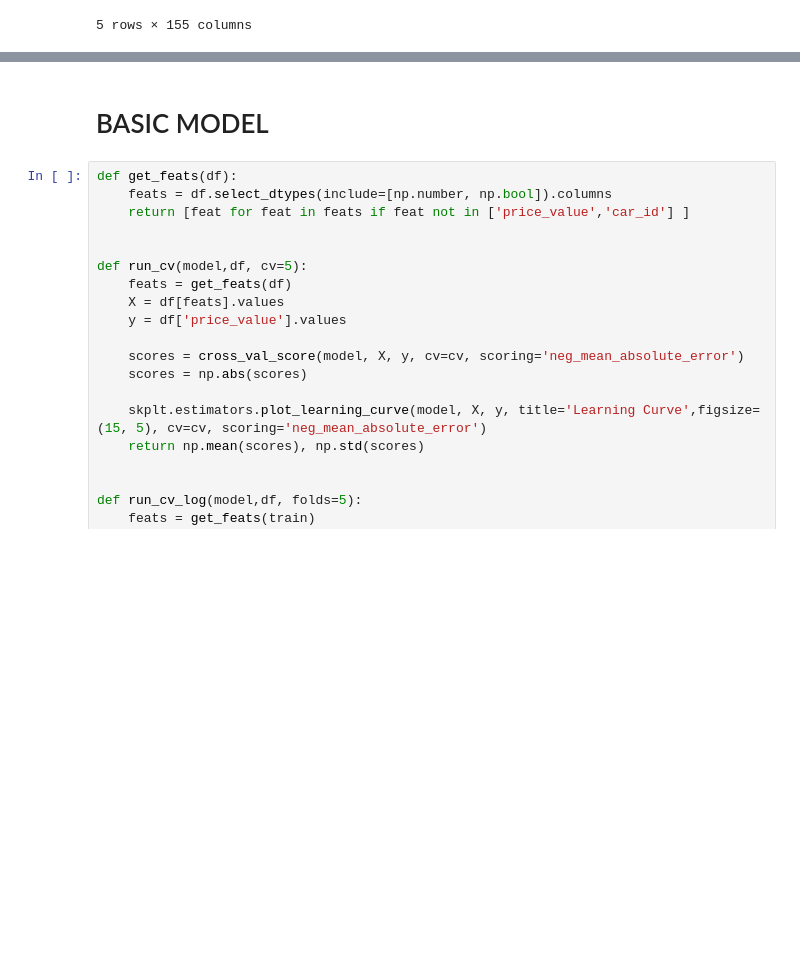
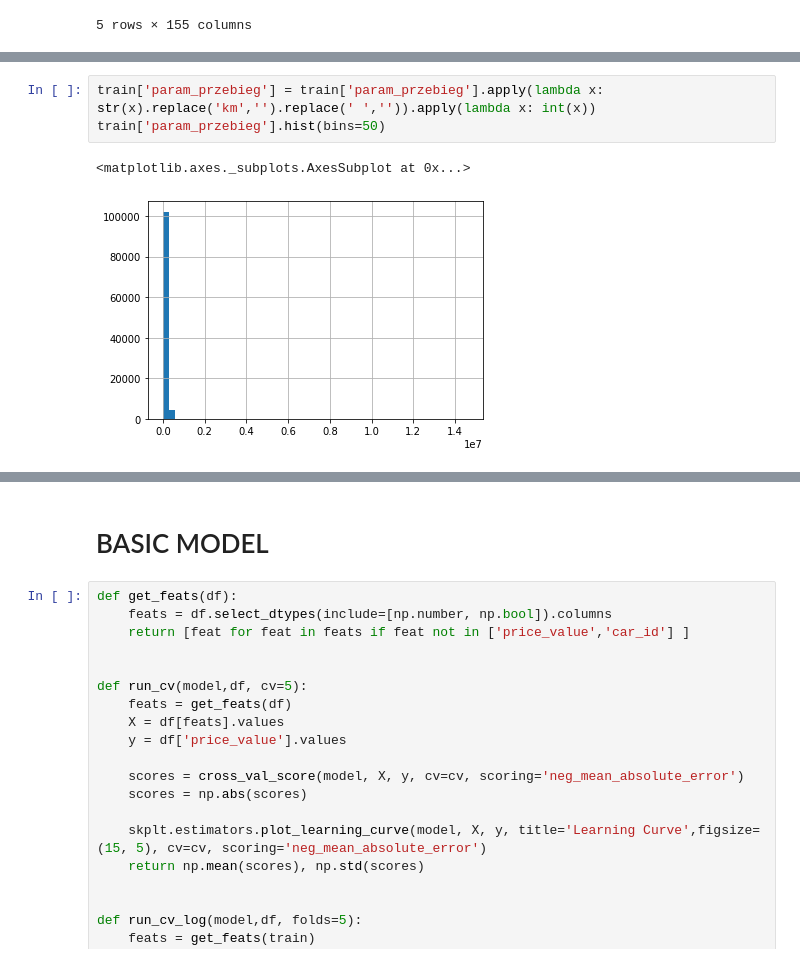
Before and after one commit to Sebastian-Placzek/Car_price, a Jupyter notebook: Car Price.ipynb, the cells around one changed output, grey strips where cells are left out. Drawn from its saved outputs; the diff is of its cells as text; blank space fills up the shorter version.

```diff
--- a/Car Price.ipynb
+++ b/Car Price.ipynb
@@ -39,0 +51,6 @@ train = train.fillna(-1)
+# %%
+train['param_przebieg'] = train['param_przebieg'].apply(lambda x: str(x).replace('km','').replace(' ','')).apply(lambda x: int(x))
+train['param_przebieg'].hist(bins=50)
+# %% [output]
+<matplotlib.axes._subplots.AxesSubplot at 0x...>
+[figure, added]
```
Also changed, not shown: parts of 32 cells of this notebook.
